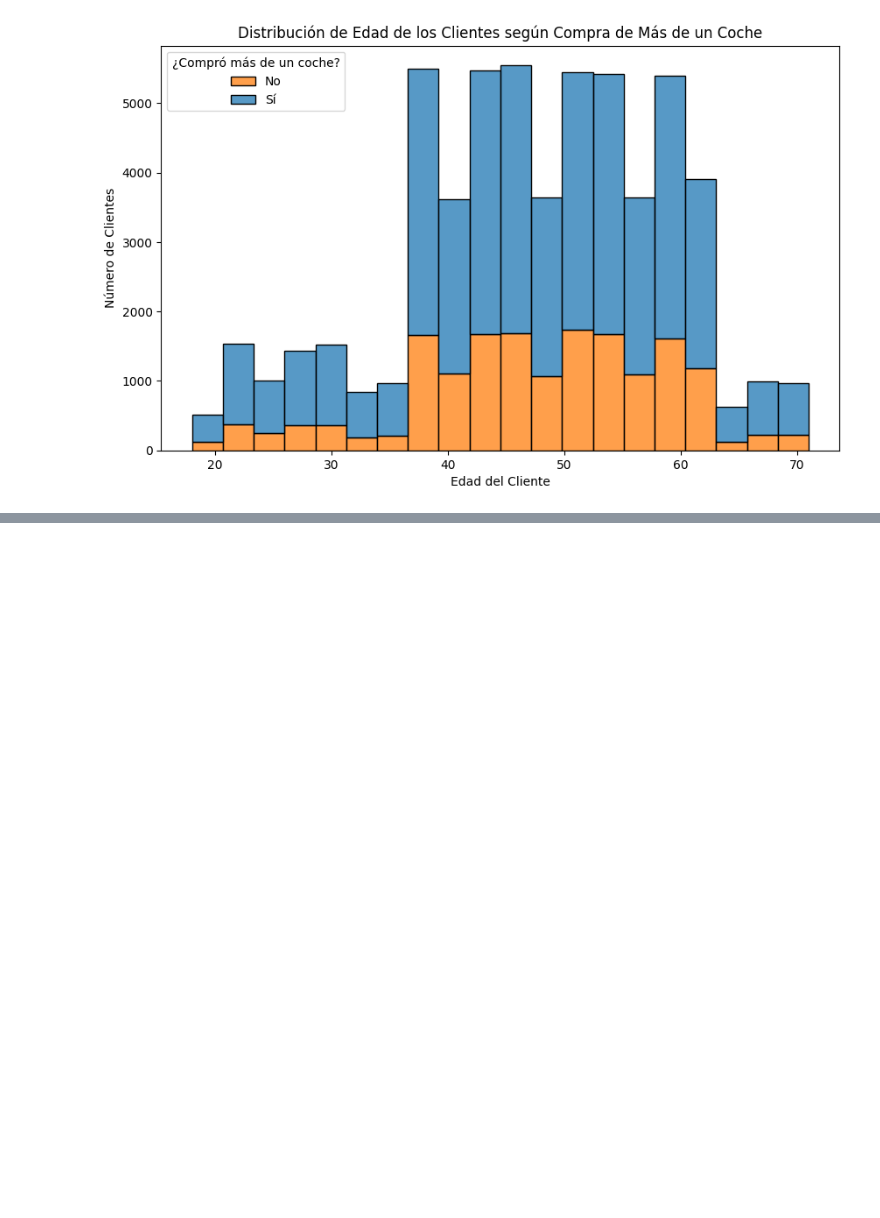
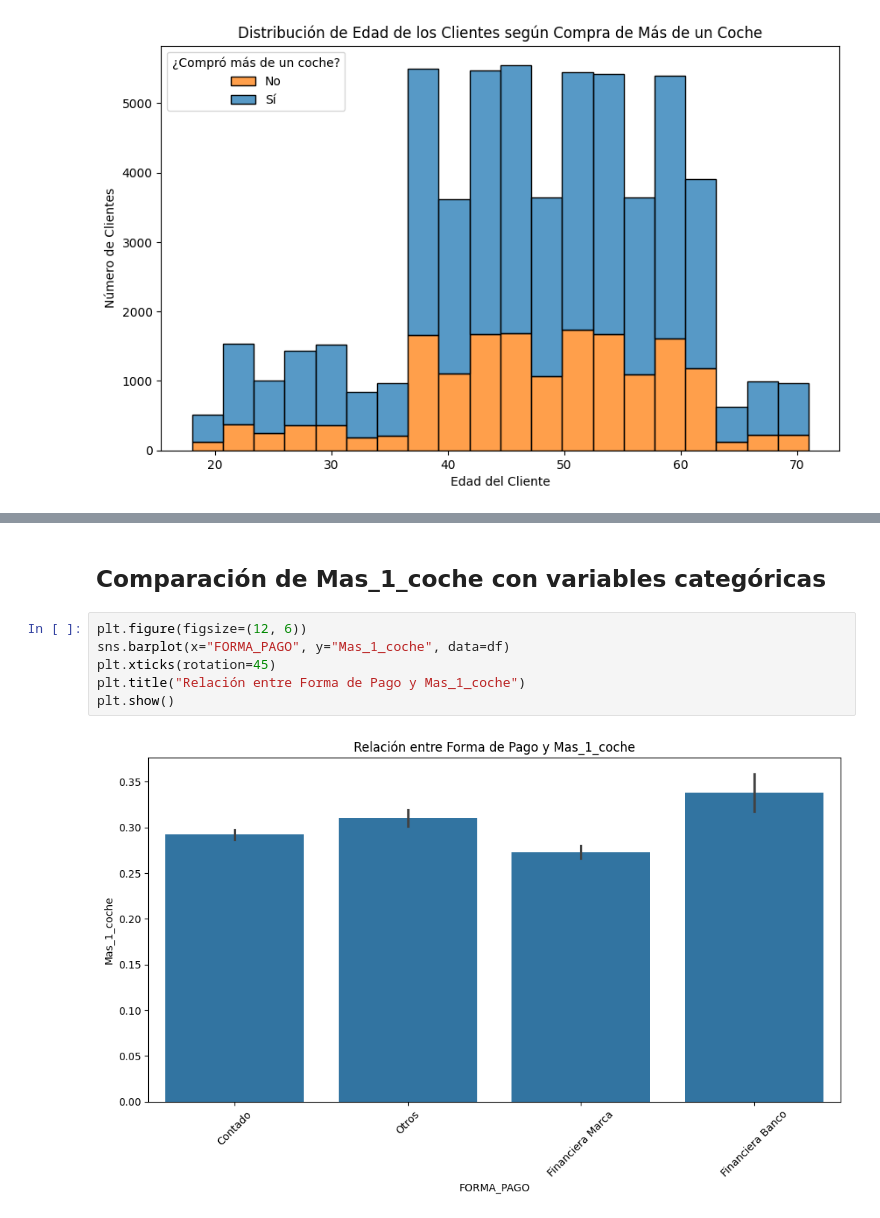
Before and after one commit to luciacantos/propensity_train, a Jupyter notebook: notebooks/01-eda_analysis.ipynb, the cells around one changed output, grey strips where cells are left out. Drawn from its saved outputs; the diff is of its cells as text; blank space fills up the shorter version.

```diff
--- a/notebooks/01-eda_analysis.ipynb
+++ b/notebooks/01-eda_analysis.ipynb
@@ -207,0 +221,10 @@ plt.show()
+# %% [markdown]
+## Comparación de Mas_1_coche con variables categóricas
+# %%
+plt.figure(figsize=(12, 6))
+sns.barplot(x="FORMA_PAGO", y="Mas_1_coche", data=df)
+plt.xticks(rotation=45)
+plt.title("Relación entre Forma de Pago y Mas_1_coche")
+plt.show()
+# %% [output]
+[figure, added]
```
Also changed, not shown: parts of 4 cells of this notebook, 3 other files.
